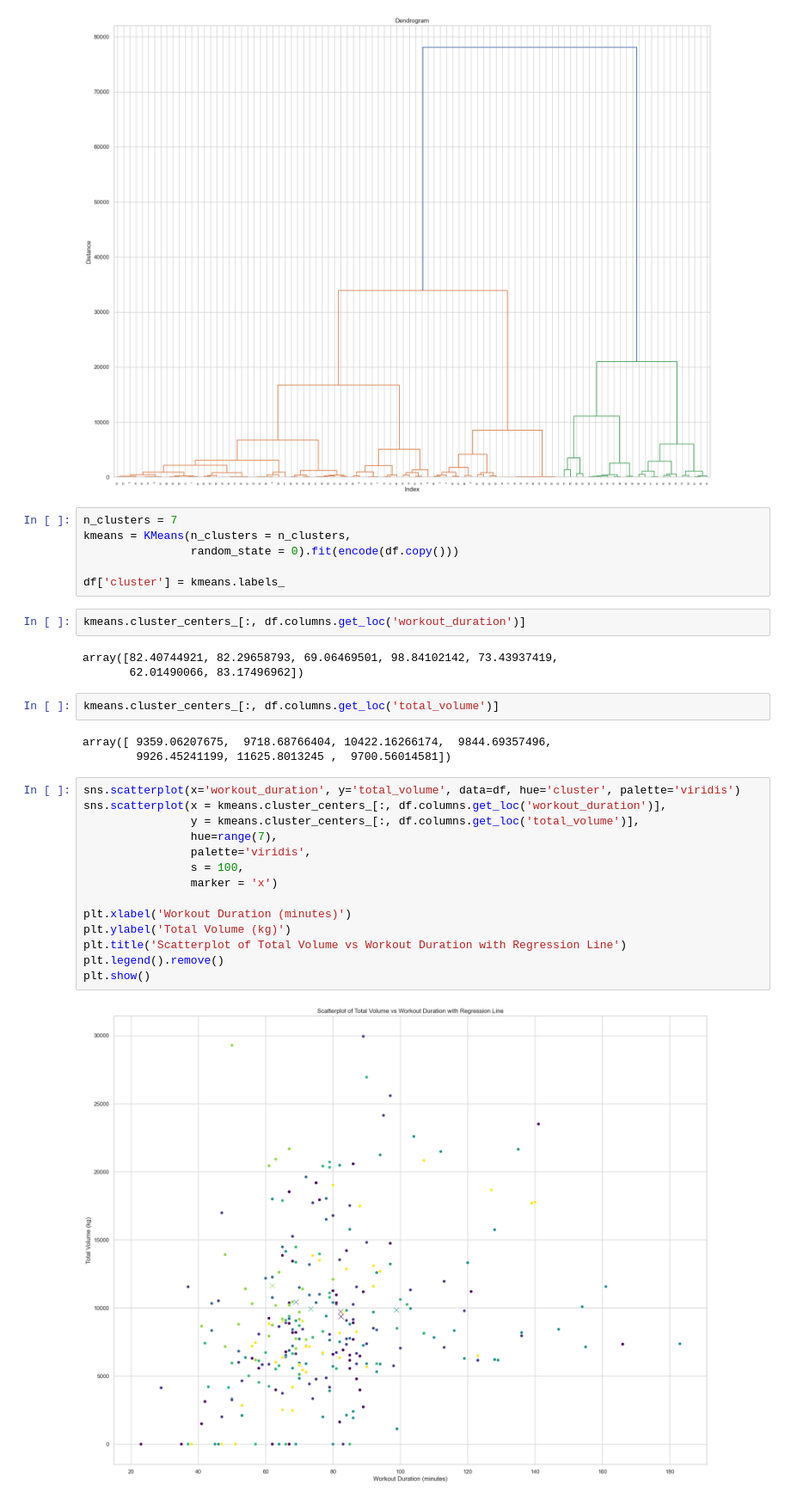
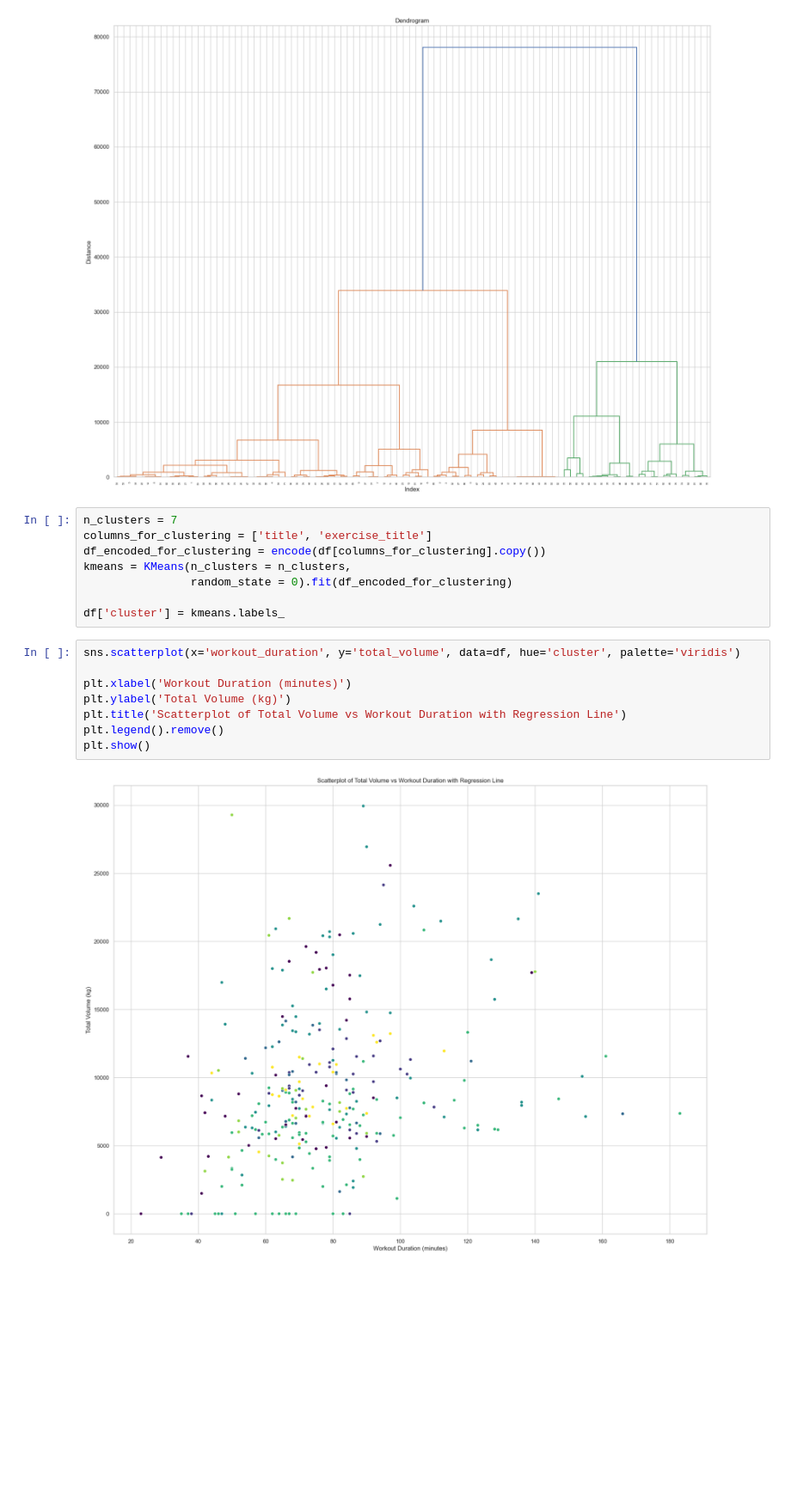
Before and after one commit to GuTory/workout-analysis, a Jupyter notebook: workout.ipynb, the cells around one changed output. Shown at 86% size. Saved outputs shown, nothing was run; the diff lists cells and outputs as text; blank space fills up the shorter version.

Commit message:
update workout data and clear notebook

```diff
--- a/workout.ipynb
+++ b/workout.ipynb
@@ -443,33 +443,19 @@ plt.show()
 [figure]
 # %%
 n_clusters = 7
+columns_for_clustering = ['title', 'exercise_title']
+df_encoded_for_clustering = encode(df[columns_for_clustering].copy())
 kmeans = KMeans(n_clusters = n_clusters,
-                random_state = 0).fit(encode(df.copy()))
+                random_state = 0).fit(df_encoded_for_clustering)
 
 df['cluster'] = kmeans.labels_
-# %%
-kmeans.cluster_centers_[:, df.columns.get_loc('workout_duration')]
-# %% [output]
-array([82.40744921, 82.29658793, 69.06469501, 98.84102142, 73.43937419,
-       62.01490066, 83.17496962])
-# %%
-kmeans.cluster_centers_[:, df.columns.get_loc('total_volume')]
-# %% [output]
-array([ 9359.06207675,  9718.68766404, 10422.16266174,  9844.69357496,
-        9926.45241199, 11625.8013245 ,  9700.56014581])
 # %%
 sns.scatterplot(x='workout_duration', y='total_volume', data=df, hue='cluster', palette='viridis')
-sns.scatterplot(x = kmeans.cluster_centers_[:, df.columns.get_loc('workout_duration')],
-                y = kmeans.cluster_centers_[:, df.columns.get_loc('total_volume')],
-                hue=range(7),
-                palette='viridis',
-                s = 100,
-                marker = 'x')
 
 plt.xlabel('Workout Duration (minutes)')
 plt.ylabel('Total Volume (kg)')
 plt.title('Scatterplot of Total Volume vs Workout Duration with Regression Line')
 plt.legend().remove()
 plt.show()
 # %% [output]
-[figure, old version]
+[figure, new version]
```
